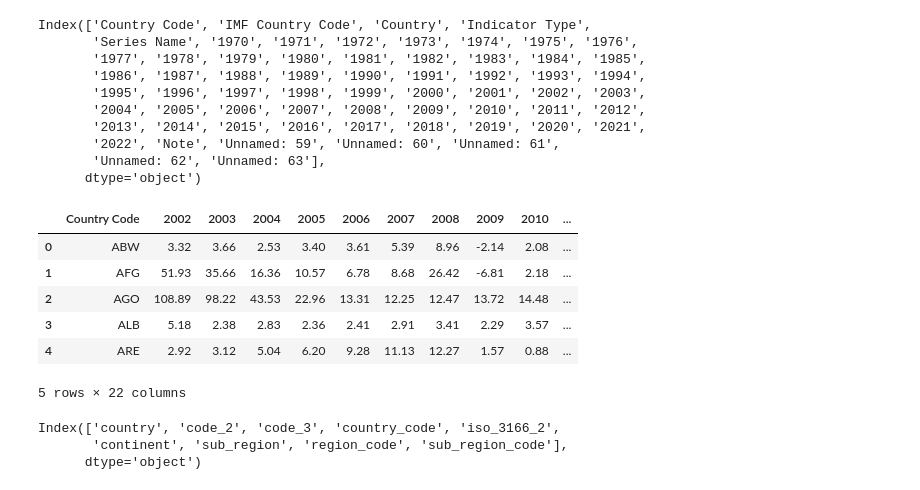
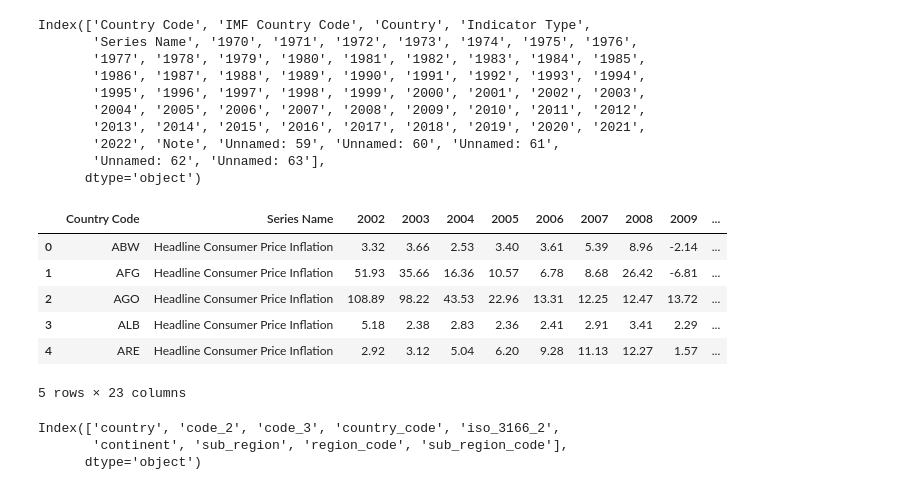
Before and after one commit to lisethrubio/Project3-Global_Inflation, a Jupyter notebook: Data_Cleaning_Kim.ipynb, the cells around one changed output. Cells and saved outputs as stored; diff of their text form; code cells hidden in the pictures.

```diff
--- a/Data_Cleaning_Kim.ipynb
+++ b/Data_Cleaning_Kim.ipynb
@@ -44,19 +44,19 @@ Index(['Country Code', 'IMF Country Code', 'Country', 'Indicator Type',
       dtype='object')
 # %%
 # pull desired columns from original dataframe
-inflation_df = inflation_df[['Country Code', '2002', '2003',
+inflation_df = inflation_df[['Country Code', 'Series Name', '2002', '2003',
        '2004', '2005', '2006', '2007', '2008', '2009', '2010', '2011', '2012',
        '2013', '2014', '2015', '2016', '2017', '2018', '2019', '2020', '2021',
        '2022']]
 inflation_df.head()
 # %% [output]
-|  | Country Code | 2002 | 2003 | 2004 | 2005 | 2006 | 2007 | 2008 | 2009 | 2010 | ... |
-| 0 | ABW | 3.32 | 3.66 | 2.53 | 3.40 | 3.61 | 5.39 | 8.96 | -2.14 | 2.08 | ... |
-| 1 | AFG | 51.93 | 35.66 | 16.36 | 10.57 | 6.78 | 8.68 | 26.42 | -6.81 | 2.18 | ... |
-| 2 | AGO | 108.89 | 98.22 | 43.53 | 22.96 | 13.31 | 12.25 | 12.47 | 13.72 | 14.48 | ... |
-| 3 | ALB | 5.18 | 2.38 | 2.83 | 2.36 | 2.41 | 2.91 | 3.41 | 2.29 | 3.57 | ... |
-| 4 | ARE | 2.92 | 3.12 | 5.04 | 6.20 | 9.28 | 11.13 | 12.27 | 1.57 | 0.88 | ... |
+|  | Country Code | Series Name | 2002 | 2003 | 2004 | 2005 | 2006 | 2007 | 2008 | 2009 | ... |
+| 0 | ABW | Headline Consumer Price Inflation | 3.32 | 3.66 | 2.53 | 3.40 | 3.61 | 5.39 | 8.96 | -2.14 | ... |
+| 1 | AFG | Headline Consumer Price Inflation | 51.93 | 35.66 | 16.36 | 10.57 | 6.78 | 8.68 | 26.42 | -6.81 | ... |
+| 2 | AGO | Headline Consumer Price Inflation | 108.89 | 98.22 | 43.53 | 22.96 | 13.31 | 12.25 | 12.47 | 13.72 | ... |
+| 3 | ALB | Headline Consumer Price Inflation | 5.18 | 2.38 | 2.83 | 2.36 | 2.41 | 2.91 | 3.41 | 2.29 | ... |
+| 4 | ARE | Headline Consumer Price Inflation | 2.92 | 3.12 | 5.04 | 6.20 | 9.28 | 11.13 | 12.27 | 1.57 | ... |
-5 rows × 22 columns
+5 rows × 23 columns
 # %%
 # show columns in country_df
 country_df.columns
```
Also changed, not shown: parts of 24 cells of this notebook.
